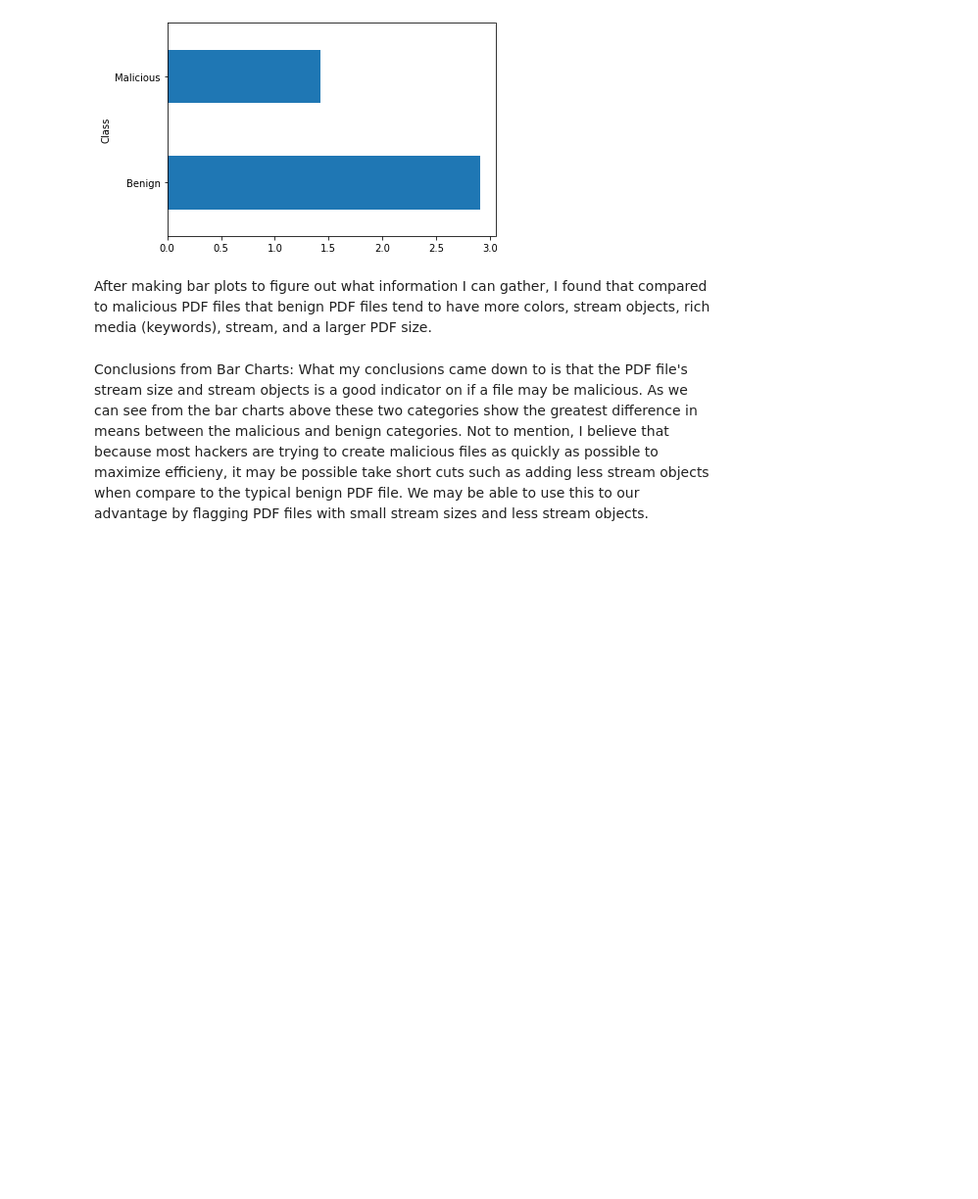
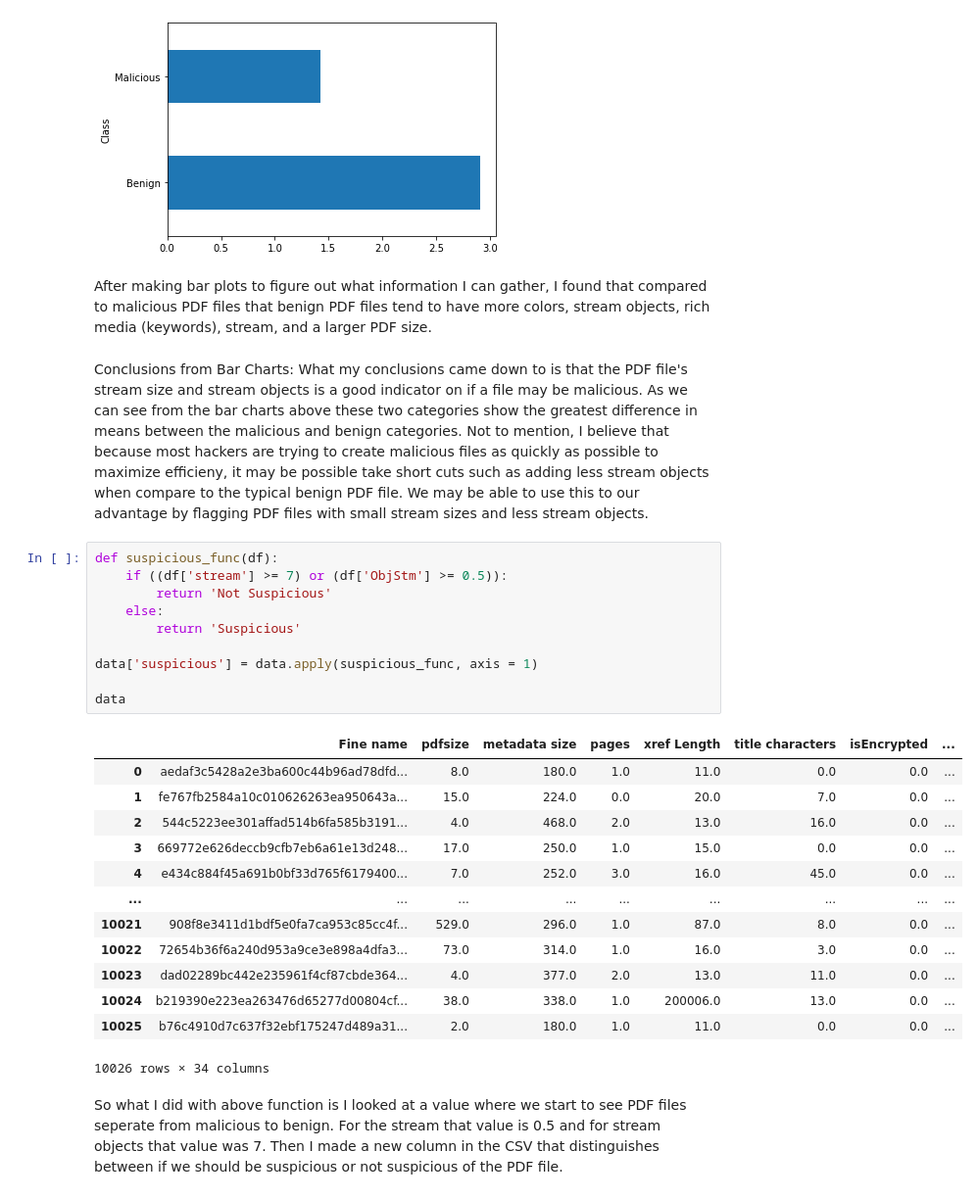
Before and after one commit to arya3364/CyberSecurityAnalysis, a Jupyter notebook: pdf-attacks.ipynb, the cells around one changed output. Shown at 98% size. Saved outputs shown, nothing was run; the diff lists cells and outputs as text; blank space fills up the shorter version.

```diff
--- a/pdf-attacks.ipynb
+++ b/pdf-attacks.ipynb
@@ -71,3 +71,29 @@ data.groupby('Class').Colors.mean().plot.barh()
 After making bar plots to figure out what information I can gather, I found that compared to malicious PDF files that benign PDF files tend to have more colors, stream objects, rich media (keywords), stream, and a larger PDF size.
 # %% [markdown]
 Conclusions from Bar Charts: What my conclusions came down to is that the PDF file's stream size and stream objects is a good indicator on if a file may be malicious. As we can see from the bar charts above these two categories show the greatest difference in means between the malicious and benign categories. Not to mention, I believe that because most hackers are trying to create malicious files as quickly as possible to maximize efficieny, it may be possible take short cuts such as adding less stream objects when compare to the typical benign PDF file. We may be able to use this to our advantage by flagging PDF files with small stream sizes and less stream objects.
+# %%
+def suspicious_func(df):
+    if ((df['stream'] >= 7) or (df['ObjStm'] >= 0.5)):
+        return 'Not Suspicious'
+    else:
+        return 'Suspicious'
+
+data['suspicious'] = data.apply(suspicious_func, axis = 1)
+
+data
+# %% [output]
+|  | Fine name | pdfsize | metadata size | pages | xref Length | title characters | isEncrypted | ... |
+| 0 | aedaf3c5428a2e3ba600c44b96ad78dfd... | 8.0 | 180.0 | 1.0 | 11.0 | 0.0 | 0.0 | ... |
+| 1 | fe767fb2584a10c010626263ea950643a... | 15.0 | 224.0 | 0.0 | 20.0 | 7.0 | 0.0 | ... |
+| 2 | 544c5223ee301affad514b6fa585b3191... | 4.0 | 468.0 | 2.0 | 13.0 | 16.0 | 0.0 | ... |
+| 3 | 669772e626deccb9cfb7eb6a61e13d248... | 17.0 | 250.0 | 1.0 | 15.0 | 0.0 | 0.0 | ... |
+| 4 | e434c884f45a691b0bf33d765f6179400... | 7.0 | 252.0 | 3.0 | 16.0 | 45.0 | 0.0 | ... |
+| ... | ... | ... | ... | ... | ... | ... | ... | ... |
+| 10021 | 908f8e3411d1bdf5e0fa7ca953c85cc4f... | 529.0 | 296.0 | 1.0 | 87.0 | 8.0 | 0.0 | ... |
+| 10022 | 72654b36f6a240d953a9ce3e898a4dfa3... | 73.0 | 314.0 | 1.0 | 16.0 | 3.0 | 0.0 | ... |
+| 10023 | dad02289bc442e235961f4cf87cbde364... | 4.0 | 377.0 | 2.0 | 13.0 | 11.0 | 0.0 | ... |
+| 10024 | b219390e223ea263476d65277d00804cf... | 38.0 | 338.0 | 1.0 | 200006.0 | 13.0 | 0.0 | ... |
+| 10025 | b76c4910d7c637f32ebf175247d489a31... | 2.0 | 180.0 | 1.0 | 11.0 | 0.0 | 0.0 | ... |
+10026 rows × 34 columns
+# %% [markdown]
+So what I did with above function is I looked at a value where we start to see PDF files seperate from malicious to benign. For the stream that value is 0.5 and for stream objects that value was 7. Then I made a new column in the CSV that distinguishes between if we should be suspicious or not suspicious of the PDF file.
```
Also changed, not shown: parts of 4 cells of this notebook.
